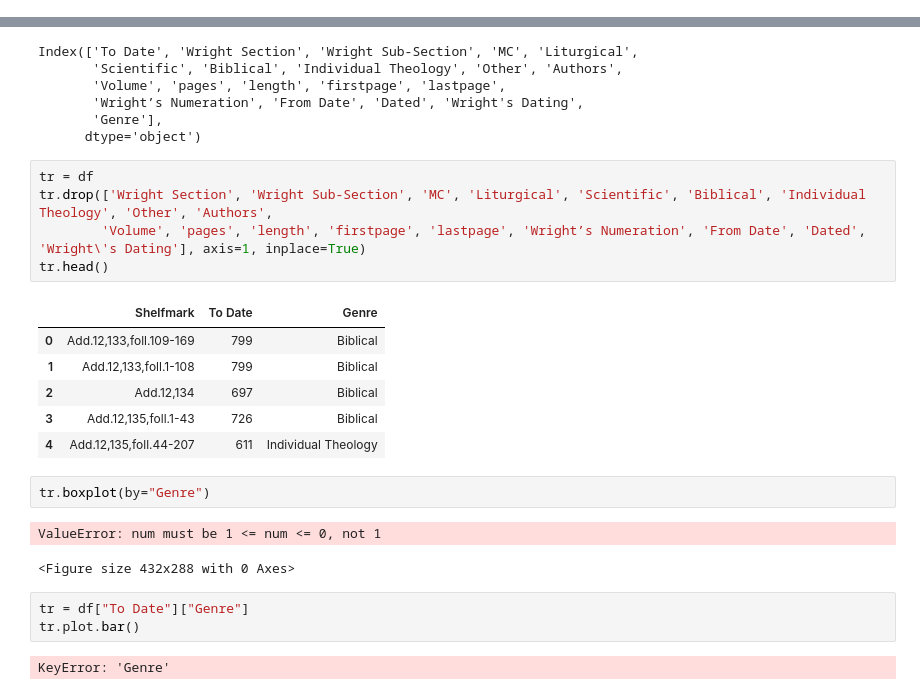
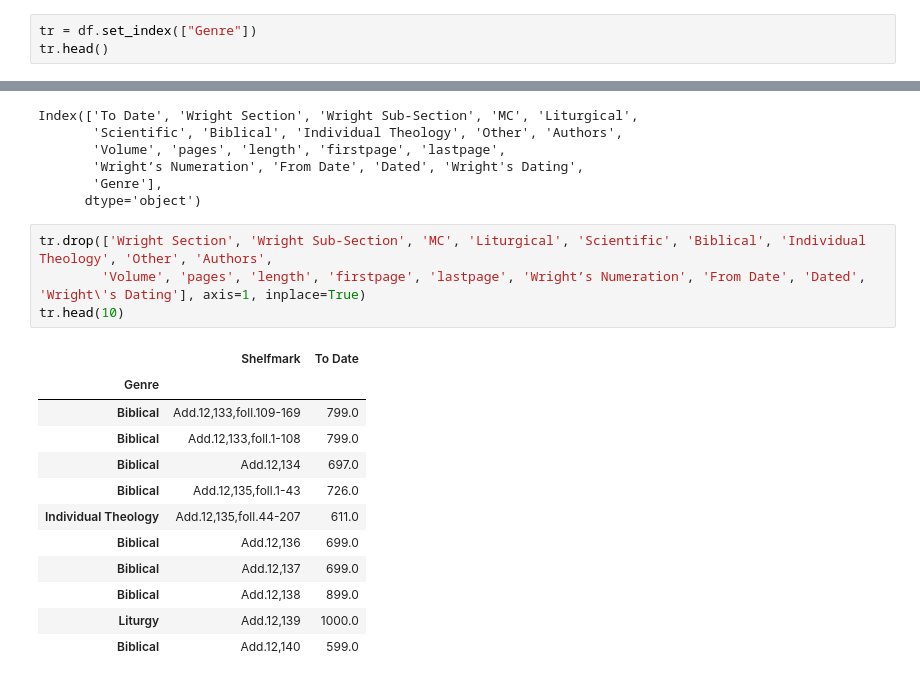
Before and after one commit to maeirnoam/ReligionDH, a Jupyter notebook: Wright/Wright Analyzer.ipynb, the cells around one changed output, grey strips where cells are left out. Saved outputs shown, nothing was run; the diff lists cells and outputs as text.

```diff
--- a/Wright/Wright Analyzer.ipynb
+++ b/Wright/Wright Analyzer.ipynb
@@ -37,0 +38,3 @@ int
+# %%
+tr = df.set_index(["Genre"])
+tr.head()
@@ -45,24 +56,19 @@ Index(['To Date', 'Wright Section', 'Wright Sub-Section', 'MC', 'Liturgical',
        'Genre'],
       dtype='object')
 # %%
-tr = df
 tr.drop(['Wright Section', 'Wright Sub-Section', 'MC', 'Liturgical', 'Scientific', 'Biblical', 'Individual Theology', 'Other', 'Authors',
         'Volume', 'pages', 'length', 'firstpage', 'lastpage', 'Wright’s Numeration', 'From Date', 'Dated', 'Wright\'s Dating'], axis=1, inplace=True)
-tr.head()
+tr.head(10)
 # %% [output]
-|  | Shelfmark | To Date | Genre |
-| 0 | Add.12,133,foll.109-169 | 799 | Biblical |
-| 1 | Add.12,133,foll.1-108 | 799 | Biblical |
-| 2 | Add.12,134 | 697 | Biblical |
-| 3 | Add.12,135,foll.1-43 | 726 | Biblical |
-| 4 | Add.12,135,foll.44-207 | 611 | Individual Theology |
+|  | Shelfmark | To Date |
+| Genre |  |  |
+| Biblical | Add.12,133,foll.109-169 | 799.0 |
+| Biblical | Add.12,133,foll.1-108 | 799.0 |
+| Biblical | Add.12,134 | 697.0 |
+| Biblical | Add.12,135,foll.1-43 | 726.0 |
+| Individual Theology | Add.12,135,foll.44-207 | 611.0 |
+| Biblical | Add.12,136 | 699.0 |
+| Biblical | Add.12,137 | 699.0 |
+| Biblical | Add.12,138 | 899.0 |
+| Liturgy | Add.12,139 | 1000.0 |
+| Biblical | Add.12,140 | 599.0 |
-# %%
-tr.boxplot(by="Genre")
-# %% [output]
-ValueError: num must be 1 <= num <= 0, not 1
-<Figure size 432x288 with 0 Axes>
-# %%
-tr = df["To Date"]["Genre"]
-tr.plot.bar()
-# %% [output]
-KeyError: 'Genre'
```
Also changed, not shown: parts of 16 cells of this notebook, 5 other files.
